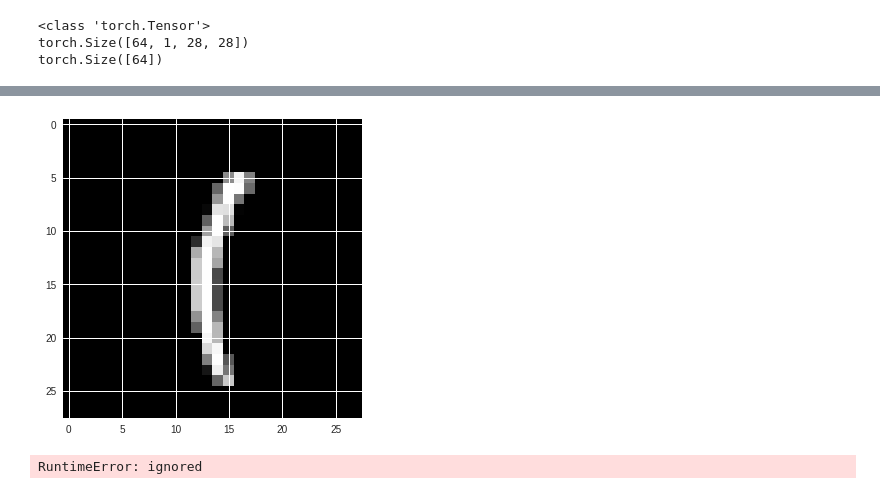
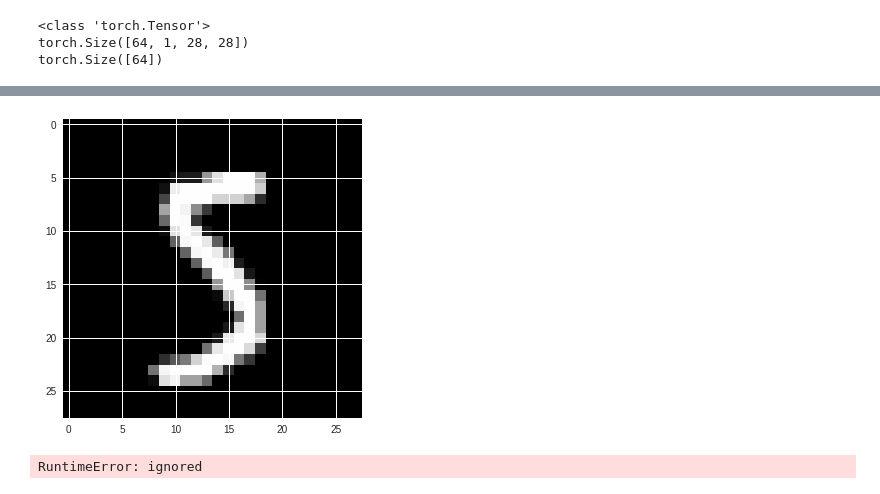
Before and after one commit to jpinzonc/flower_classification, a Jupyter notebook: Image Classifier Project.ipynb, the cells around one changed output, grey strips where cells are left out. Saved outputs shown, nothing was run; the diff lists cells and outputs as text; code cells hidden in the pictures.

```diff
--- a/Image Classifier Project.ipynb
+++ b/Image Classifier Project.ipynb
@@ -138,7 +139,6 @@ When training make sure you're updating only the weights of the feed-forward net
 # %%
 ### Run this cell
 
-from torchvision import datasets, transforms
 
 # Define a transform to normalize the data
 transform_ = transforms.Compose([transforms.ToTensor(),
@@ -146,14 +146,16 @@ transform_ = transforms.Compose([transforms.ToTensor(),
                               ])
 
 # Download and load the training data
-trainset = datasets.MNIST('MNIST_data/', download=True, train=True, transform=transform_)
-trainloader = torch.utils.data.DataLoader(trainset, batch_size=64, shuffle=True) #>64 sets the size fo the images
+trainset_ = datasets.MNIST('MNIST_data/', download=True, train=True, transform = transform_)
+train_data = datasets.ImageFolder(train_dir , transform=transform_)
+
+trainloader_ = torch.utils.data.DataLoader(trainset_, batch_size=64, shuffle=True) #>64 sets the size fo the images
 # %%
-dataiter = iter(trainloader)
-images, labels = dataiter.next()
-print(type(images))
-print(images.shape)
-print(labels.shape)
+dataiter_ = iter(trainloader_)
+images_, labels_ = dataiter_.next()
+print(type(images_))
+print(images_.shape)
+print(labels_.shape)
 # %% [output]
 <class 'torch.Tensor'>
 torch.Size([64, 1, 28, 28])
@@ -161,7 +183,7 @@ torch.Size([64])
 # %%
-plt.imshow(images[1].numpy().squeeze(), cmap='Greys_r');
+plt.imshow(images_[0].numpy().squeeze(), cmap='Greys_r');
 # %% [output]
-[figure, old version]
+[figure, new version]
 # %%
 # TODO: Build and train your network
 # Build a feed-forward network
```
Also changed, not shown: parts of 5 cells of this notebook.
